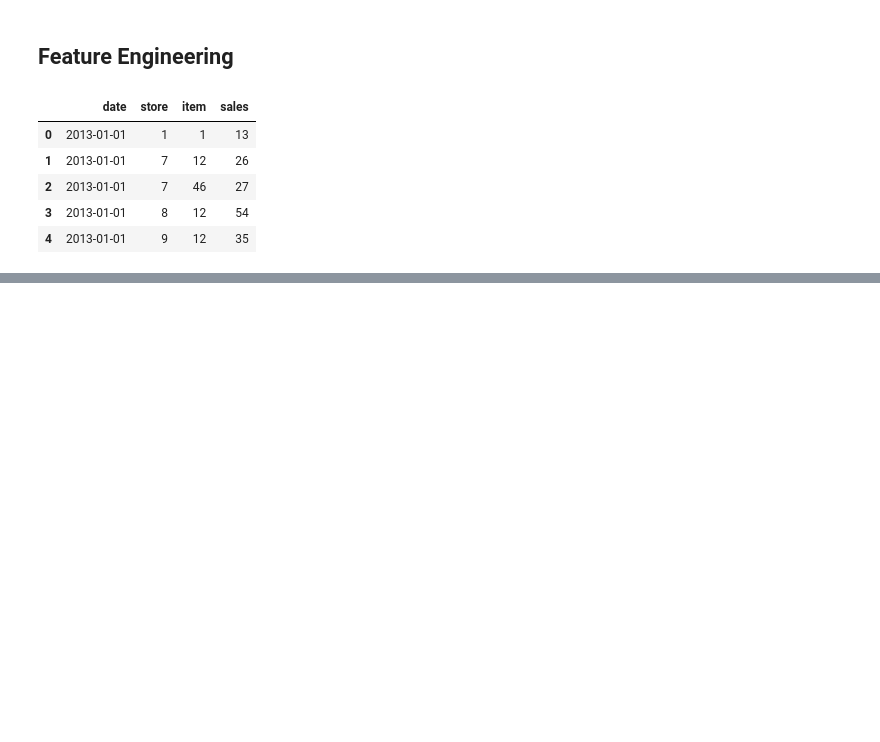
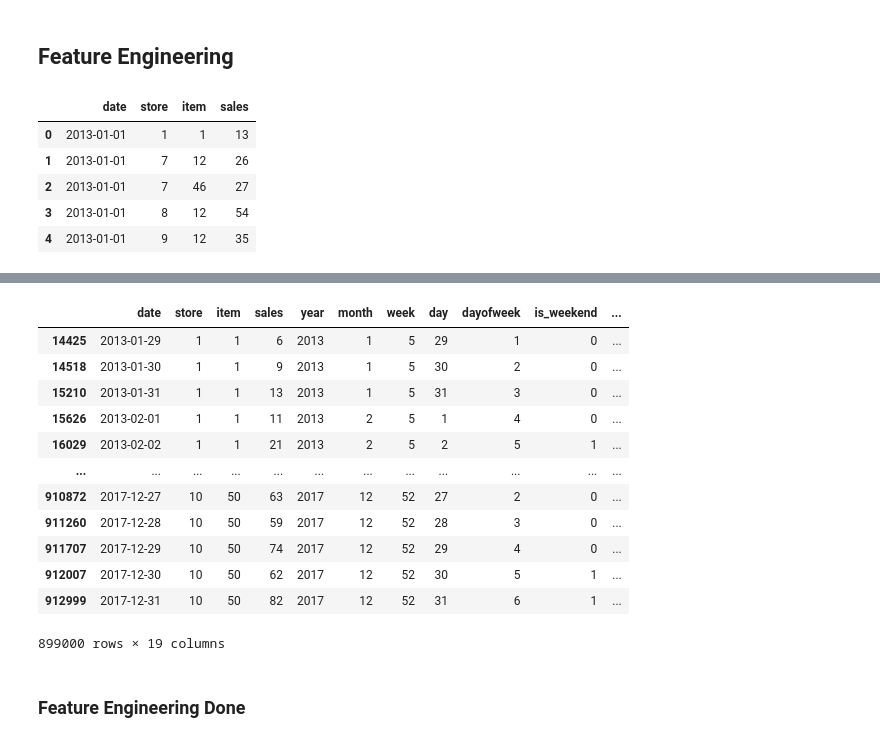
Before and after one commit to Devashish-Rawat1/E-commerce-Demand-Forecasting, a Jupyter notebook: notebooks/02_feature_engineering.ipynb, the cells around one changed output, grey strips where cells are left out. Cells and saved outputs as stored; diff of their text form; code cells hidden in the pictures; blank space fills up the shorter version.

```diff
--- a/notebooks/02_feature_engineering.ipynb
+++ b/notebooks/02_feature_engineering.ipynb
@@ -27,0 +183,18 @@ df.head()
+# %%
+df
+# %% [output]
+|  | date | store | item | sales | year | month | week | day | dayofweek | is_weekend | ... |
+| 14425 | 2013-01-29 | 1 | 1 | 6 | 2013 | 1 | 5 | 29 | 1 | 0 | ... |
+| 14518 | 2013-01-30 | 1 | 1 | 9 | 2013 | 1 | 5 | 30 | 2 | 0 | ... |
+| 15210 | 2013-01-31 | 1 | 1 | 13 | 2013 | 1 | 5 | 31 | 3 | 0 | ... |
+| 15626 | 2013-02-01 | 1 | 1 | 11 | 2013 | 2 | 5 | 1 | 4 | 0 | ... |
+| 16029 | 2013-02-02 | 1 | 1 | 21 | 2013 | 2 | 5 | 2 | 5 | 1 | ... |
+| ... | ... | ... | ... | ... | ... | ... | ... | ... | ... | ... | ... |
+| 910872 | 2017-12-27 | 10 | 50 | 63 | 2017 | 12 | 52 | 27 | 2 | 0 | ... |
+| 911260 | 2017-12-28 | 10 | 50 | 59 | 2017 | 12 | 52 | 28 | 3 | 0 | ... |
+| 911707 | 2017-12-29 | 10 | 50 | 74 | 2017 | 12 | 52 | 29 | 4 | 0 | ... |
+| 912007 | 2017-12-30 | 10 | 50 | 62 | 2017 | 12 | 52 | 30 | 5 | 1 | ... |
+| 912999 | 2017-12-31 | 10 | 50 | 82 | 2017 | 12 | 52 | 31 | 6 | 1 | ... |
+899000 rows × 19 columns
+# %% [markdown]
+### Feature Engineering Done
```
Also changed, not shown: parts of 28 cells of this notebook, 6 other files.
